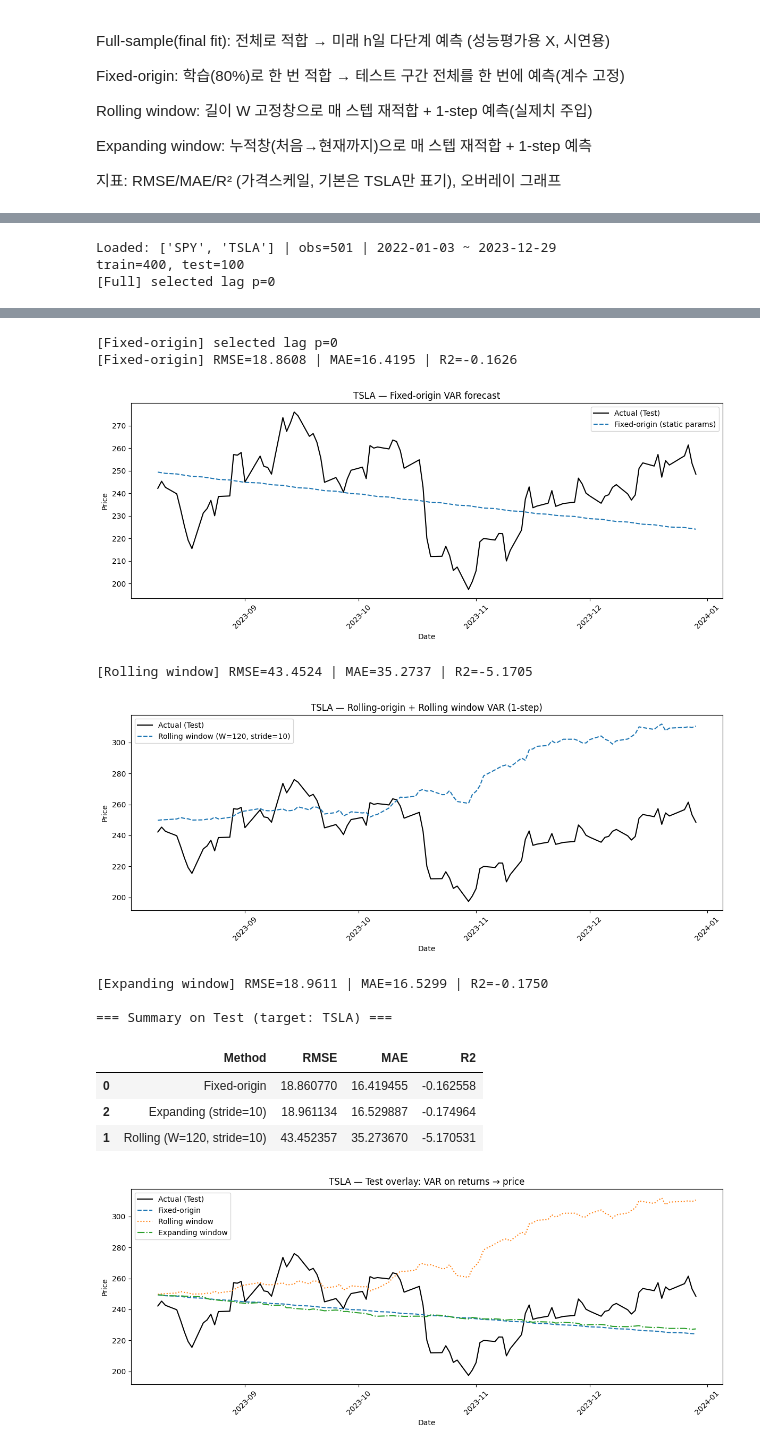
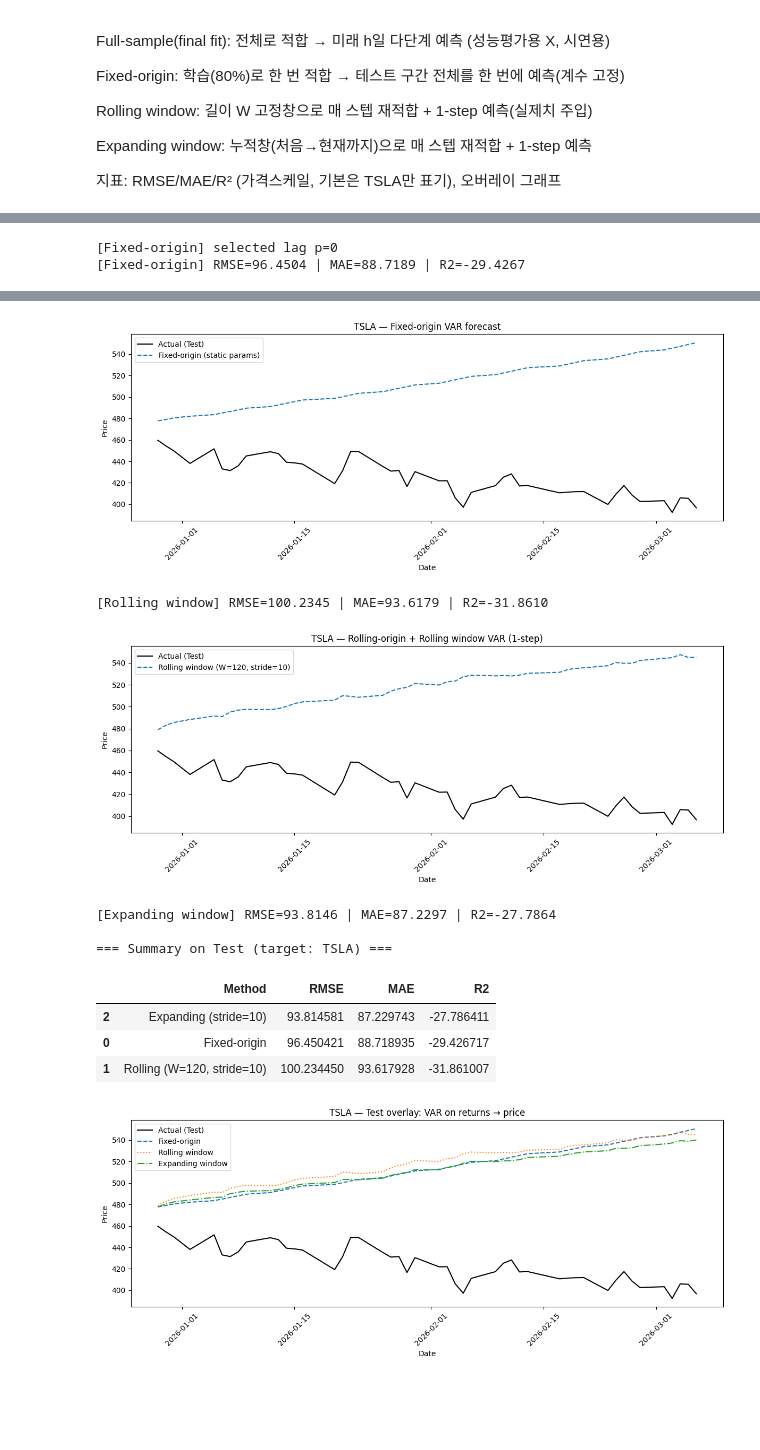
Before and after one commit to nhjung-phd/TimeSeriesAnalysis, a Jupyter notebook: notebooks/05_VAR_forecasting.ipynb, the cells around one changed output, grey strips where cells are left out. Cells and saved outputs as stored; diff of their text form; code cells hidden in the pictures; blank space fills up the shorter version.

```diff
--- a/notebooks/05_VAR_forecasting.ipynb
+++ b/notebooks/05_VAR_forecasting.ipynb
@@ -10,7 +50,7 @@ from statsmodels.tsa.api import VAR
 from sklearn.metrics import mean_squared_error
 
 # ✅ 1️⃣ 테슬라(TSLA) 주가 데이터 다운로드 (최근 2년치)
-df = yf.download("TSLA", start="2022-01-01", end="2024-01-01")
+df = yf.download("TSLA", start="2025-03-30", end="2026-03-30", auto_adjust=True, progress=False)
 
 # ✅ 2️⃣ 데이터 전처리 및 Feature 생성
 df = df.reset_index()
@@ -237,7 +203,7 @@ from statsmodels.tsa.api import VAR
 from sklearn.metrics import mean_squared_error
 
 # ✅ 1️⃣ 테슬라(TSLA) 주가 데이터 다운로드 (최근 2년치)
-df = yf.download("TSLA", start="2022-01-01", end="2024-01-01")
+df = yf.download("TSLA", start="2025-01-01", end="2026-03-01")
 
 # ✅ 2️⃣ 데이터 전처리 및 Feature 생성
 df = df.reset_index()
@@ -414,9 +384,9 @@ plt.rcParams["figure.figsize"] = (12, 5)
 # 1) 데이터 로드 (TSLA, SPY)
 # =========================================================
 symbols    = ["TSLA", "SPY"]
-start_date = "2022-01-01"
-end_date   = "2024-01-01"
-px = yf.download(symbols, start=start_date, end=end_date, auto_adjust=True)["Close"]
+start_date = "2025-03-30"
+end_date   = "2026-03-30"
+px = yf.download(symbols, start=start_date, end=end_date, auto_adjust=True, progress=False)["Close"]
 
 # 멀티/단일 컬럼 모두 대응
 if isinstance(px, pd.Series):
@@ -651,3 +624,2 @@ plt.xlabel("Date"); plt.ylabel("Price"); plt.xticks(rotation=45); plt.legend();
-Loaded: ['SPY', 'TSLA'] | obs=501 | 2022-01-03 ~ 2023-12-29
-train=400, test=100
-[Full] selected lag p=0
+[Fixed-origin] selected lag p=0
+[Fixed-origin] RMSE=96.4504 | MAE=88.7189 | R2=-29.4267
@@ -655,13 +626,11 @@ train=400, test=100
+[figure, new version]
-[Fixed-origin] selected lag p=0
-[Fixed-origin] RMSE=18.8608 | MAE=16.4195 | R2=-0.1626
+[Rolling window] RMSE=100.2345 | MAE=93.6179 | R2=-31.8610
-[figure, old version]
+[figure, new version]
-[Rolling window] RMSE=43.4524 | MAE=35.2737 | R2=-5.1705
+[Expanding window] RMSE=93.8146 | MAE=87.2297 | R2=-27.7864
+
+=== Summary on Test (target: TSLA) ===
-[figure, old version]
-[Expanding window] RMSE=18.9611 | MAE=16.5299 | R2=-0.1750
-
-=== Summary on Test (target: TSLA) ===
 |  | Method | RMSE | MAE | R2 |
-| 0 | Fixed-origin | 18.860770 | 16.419455 | -0.162558 |
-| 2 | Expanding (stride=10) | 18.961134 | 16.529887 | -0.174964 |
-| 1 | Rolling (W=120, stride=10) | 43.452357 | 35.273670 | -5.170531 |
+| 2 | Expanding (stride=10) | 93.814581 | 87.229743 | -27.786411 |
+| 0 | Fixed-origin | 96.450421 | 88.718935 | -29.426717 |
+| 1 | Rolling (W=120, stride=10) | 100.234450 | 93.617928 | -31.861007 |
-[figure, old version]
+[figure, new version]
```
Also changed, not shown: parts of 11 cells of this notebook.
